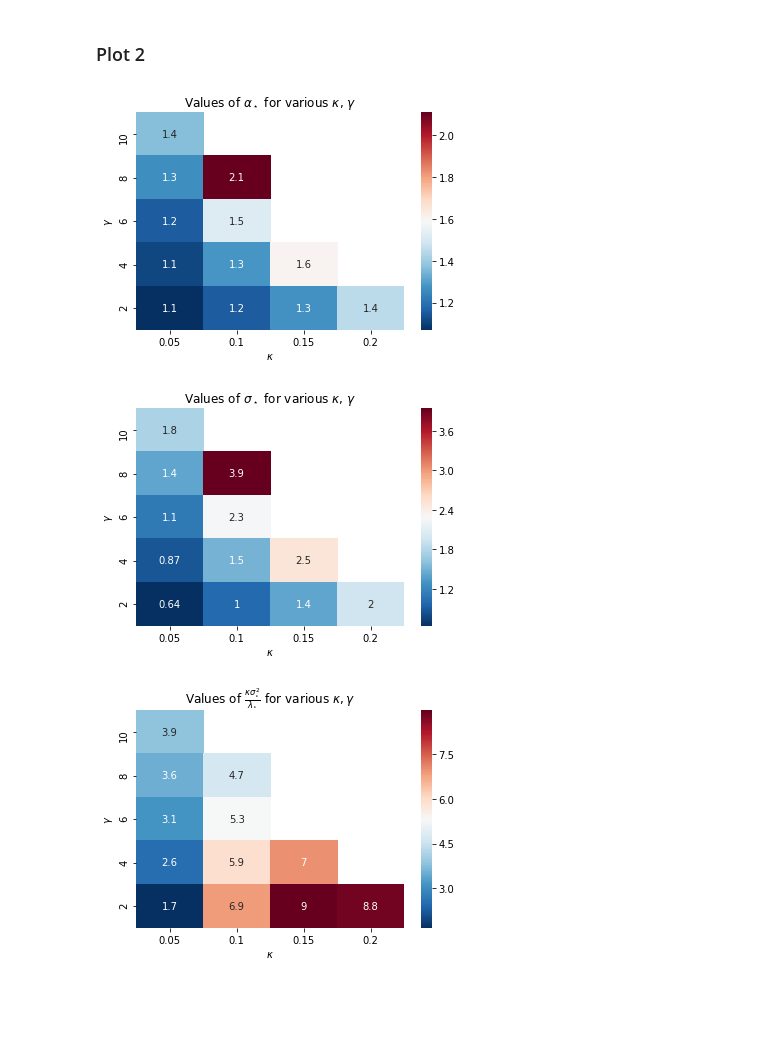
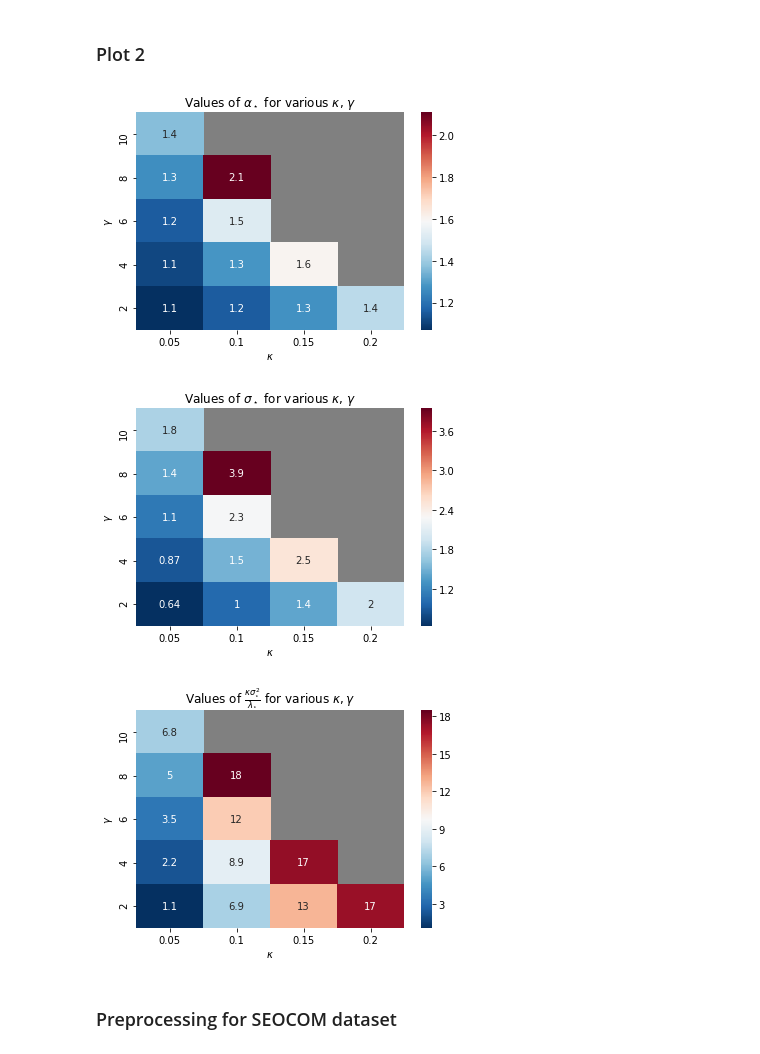
Before and after one commit to amspector100/hdlogistic, a Jupyter notebook: Python Plots.ipynb, the cells around one changed output. Drawn from its saved outputs; the diff is of its cells as text; code cells hidden in the pictures; blank space fills up the shorter version.

Commit message:
Processed data

```diff
--- a/Python Plots.ipynb
+++ b/Python Plots.ipynb
@@ -60,35 +60,41 @@ def construct_heatmap(param_name, title=None, ax=None):
 
     if ax is None:
         fig, ax = plt.subplots()
-    sns.heatmap(
+    g = sns.heatmap(
         df.astype('float32').T,
         annot=True,
         cmap='RdBu_r',
         ax=ax
     )
+    g.set_facecolor('gray')
     if title is None:
         title = rf"Values of $\{param_name}_\star$ for various $\kappa$, $\gamma$"
     ax.set(
         xlabel=r'$\kappa$',
         ylabel=r'$\gamma$',
         title=title
     )
 
     return df
 
 
 ## Plot for alpha
 construct_heatmap('alpha')
+plt.savefig("figures/alpha.png", dpi=500, bbox_inches='tight')
 plt.show()
 construct_heatmap('sigma')
+plt.savefig("figures/sigma.png", dpi=500, bbox_inches='tight')
 plt.show()
-param_data['inflation'] = param_data.index * (param_data['sigma'] / param_data['lambda'])
+param_data['inflation'] = param_data.index * (param_data['sigma']**2 / param_data['lambda'])
 construct_heatmap(
     'inflation',
     title=r"Values of $\frac{\kappa \sigma_{\star}^2}{\lambda_{\star}}$ for various $\kappa, \gamma$"
 )
+plt.savefig("figures/inflation.png", dpi=500, bbox_inches='tight')
 plt.show()
 # %% [output]
-[figure, old version]
+[figure, new version]
-[figure, old version]
+[figure, new version]
-[figure, old version]
+[figure, new version]
+# %% [markdown]
+### Preprocessing for SEOCOM dataset
```
Also changed, not shown: parts of 4 cells of this notebook, 9 other files.
